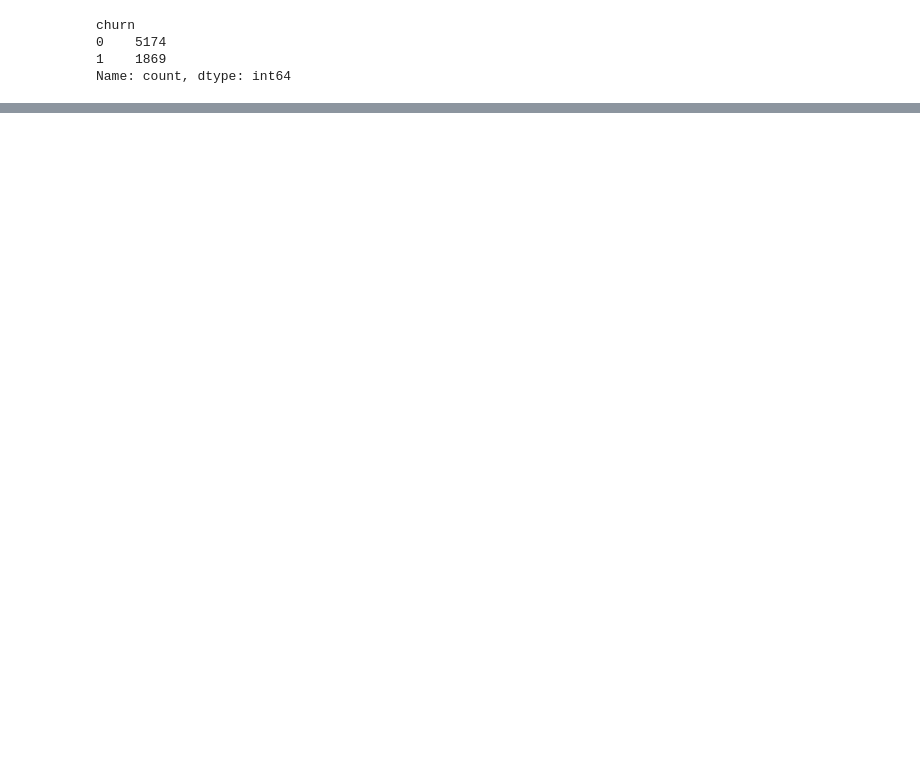
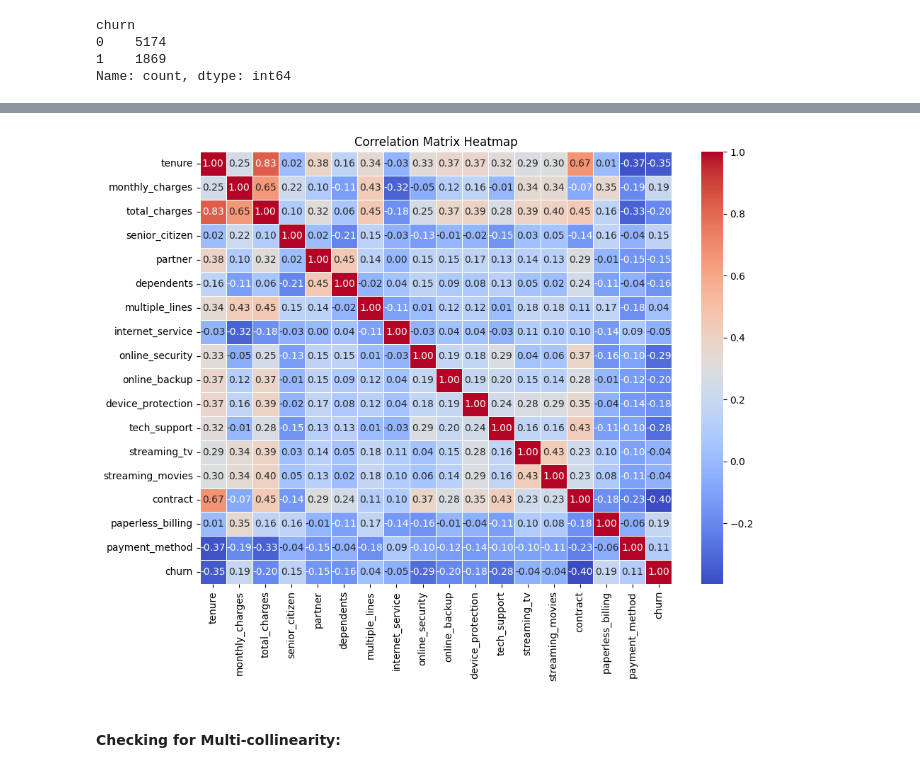
Before and after one commit to Nishan-k/Churn-prediction-and-analysis, a Jupyter notebook: customer_churn_ml/model.ipynb, the cells around one changed output, grey strips where cells are left out. Saved outputs shown, nothing was run; the diff lists cells and outputs as text; code cells hidden in the pictures; blank space fills up the shorter version.

```diff
--- a/customer_churn_ml/model.ipynb
+++ b/customer_churn_ml/model.ipynb
@@ -238,0 +222,9 @@ monthly_charges: p-value = 1.8852727784255517e-18
+# %%
+cat_cols = [col for col in df.select_dtypes(include='object').columns]
+significant_cat_cols = []
+for col in cat_cols:
+    crosstab = pd.crosstab(df[col], df["churn"])
+    chi2, p, _, _ = chi2_contingency(crosstab)
+    if p < 0.05:
+        significant_cat_cols.append(col)
+        print(f"{col}: p-value = {p}")
@@ -238,0 +247,3 @@ monthly_charges: p-value = 1.8852727784255517e-18
+# %%
+num_cols = df.select_dtypes(include=['int64', 'float64']).columns.to_list()
+total_cols = num_cols + significant_cat_cols
@@ -238,0 +275,5 @@ monthly_charges: p-value = 1.8852727784255517e-18
+# %%
+df_encoded = df[total_cols]
+
+for col in significant_cat_cols:
+    df_encoded[col] = LabelEncoder().fit_transform(df_encoded[col])
@@ -238,0 +288,3 @@ monthly_charges: p-value = 1.8852727784255517e-18
+# %%
+corr_matrix = df_encoded.corr()
+print(corr_matrix["churn"].sort_values(ascending=False))
@@ -238,0 +311,10 @@ monthly_charges: p-value = 1.8852727784255517e-18
+# %%
+plt.figure(figsize=(10, 8))
+sns.heatmap(corr_matrix, annot=True, fmt='.2f', cmap='coolwarm', linewidths=0.5, annot_kws={'size':10})
+plt.title('Correlation Matrix Heatmap')
+plt.tight_layout()
+plt.show()
+# %% [output]
+[figure, added]
+# %% [markdown]
+#### Checking for Multi-collinearity:
```
Also changed, not shown: parts of 31 cells of this notebook.
